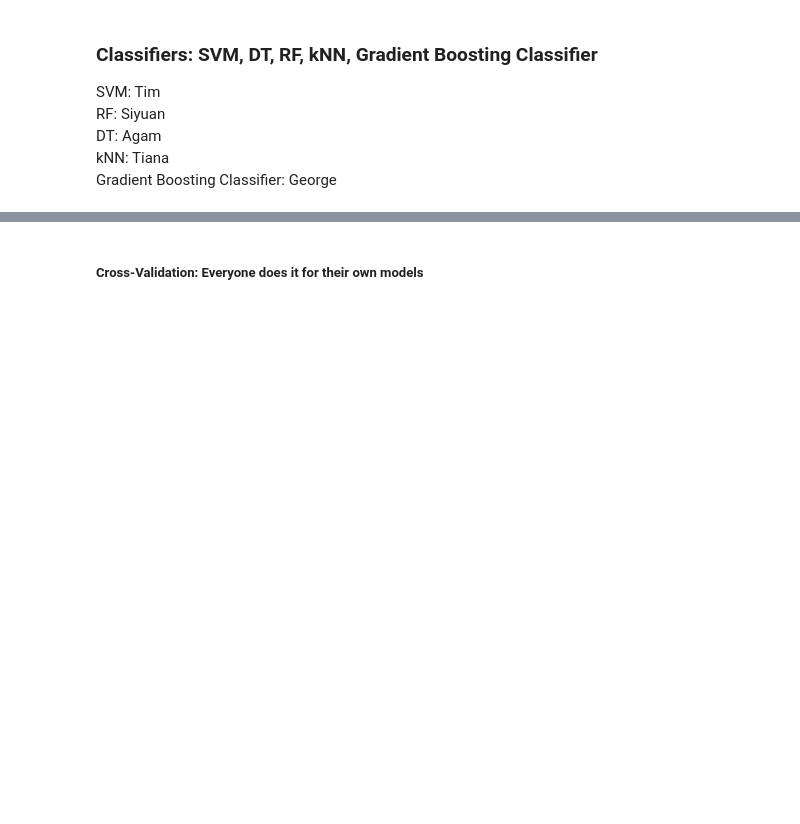
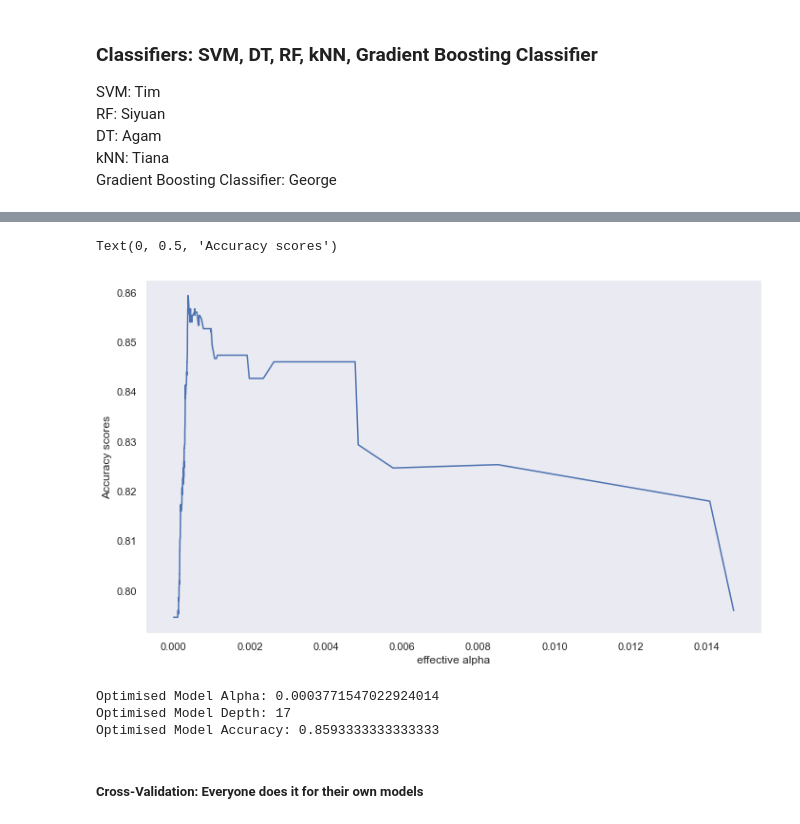
Before and after one commit to AML-final-course-project/SMM284, a Jupyter notebook: customer_churn.ipynb, the cells around one changed output, grey strips where cells are left out. Saved outputs shown, nothing was run; the diff lists cells and outputs as text; code cells hidden in the pictures; blank space fills up the shorter version.

```diff
--- a/customer_churn.ipynb
+++ b/customer_churn.ipynb
@@ -504,3 +561,25 @@ Gradient Boosting Classifier: George
+# %%
+acc_scores = [accuracy_score(Y_valid, clf.predict(X_valid)) for clf in clfs]
+
+tree_depths = [clf.tree_.max_depth for clf in clfs]
+plt.figure(figsize=(10,  6))
+plt.grid()
+plt.plot(ccp_alphas[:-1], acc_scores[:-1]) #removing the larger alpha - the last one
+plt.xlabel("effective alpha")
+plt.ylabel("Accuracy scores")
+# %% [output]
+Text(0, 0.5, 'Accuracy scores')
+[figure, added]
+# %%
+print('Optimised Model Alpha:', ccp_alphas[np.argmax(acc_scores)])
+print('Optimised Model Depth:', tree_depths[np.argmax(acc_scores)])
+print('Optimised Model Accuracy:', np.max(acc_scores))
+
+final_tree = clfs[np.argmax(acc_scores)]
+# %% [output]
+Optimised Model Alpha: 0.0003771547022924014
+Optimised Model Depth: 17
+Optimised Model Accuracy: 0.8593333333333333
 # %% [markdown]
 ##### Cross-Validation: Everyone does it for their own models
 # %% [markdown]
```
Also changed, not shown: parts of 11 cells of this notebook.
